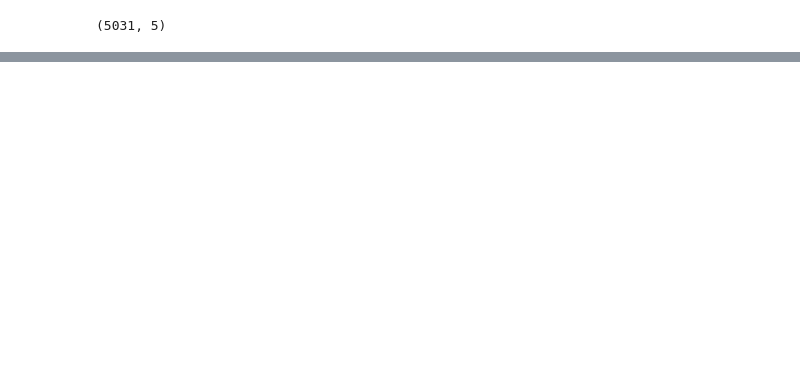
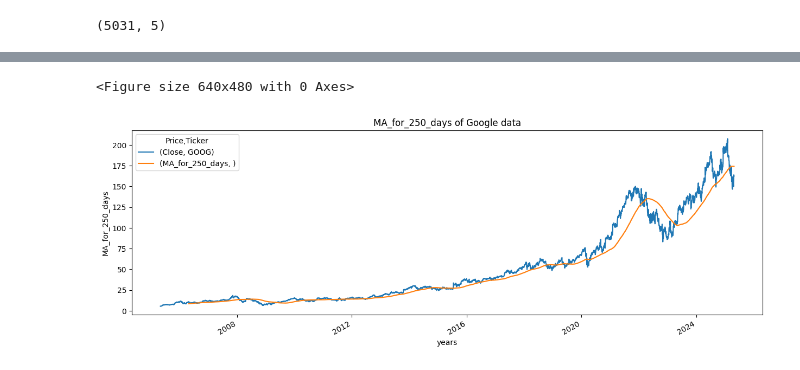
Before and after one commit to ChaouechOlfa/Stock_Market_Prediction, a Jupyter notebook: Stock_Market_Prediction_Model_Creation.ipynb, the cells around one changed output, grey strips where cells are left out. Cells and saved outputs as stored; diff of their text form; code cells hidden in the pictures; blank space fills up the shorter version.

```diff
--- a/Stock_Market_Prediction_Model_Creation.ipynb
+++ b/Stock_Market_Prediction_Model_Creation.ipynb
@@ -52,0 +128,5 @@ google_data.describe()
+# %%
+plot_graph((15,5), google_data[['Close','MA_for_250_days']], 'MA_for_250_days')
+# %% [output]
+<Figure size 640x480 with 0 Axes>
+[figure, added]
```
Also changed, not shown: parts of 39 cells of this notebook.
